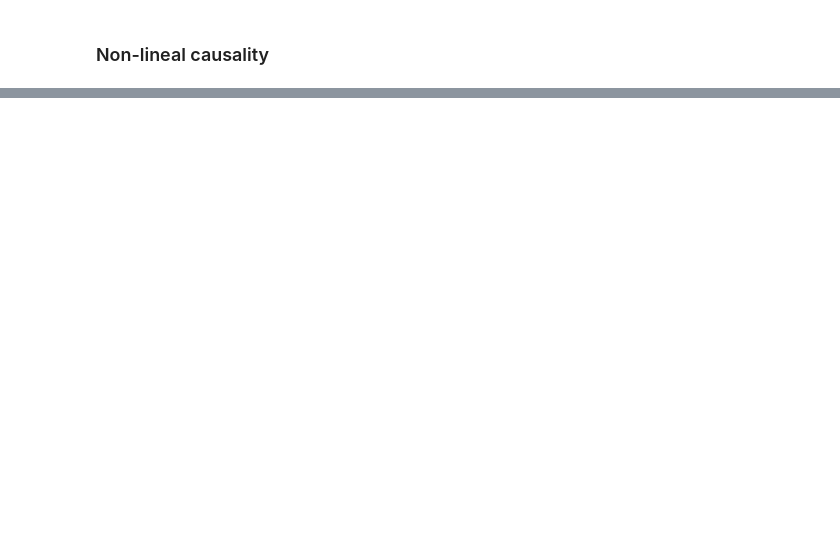
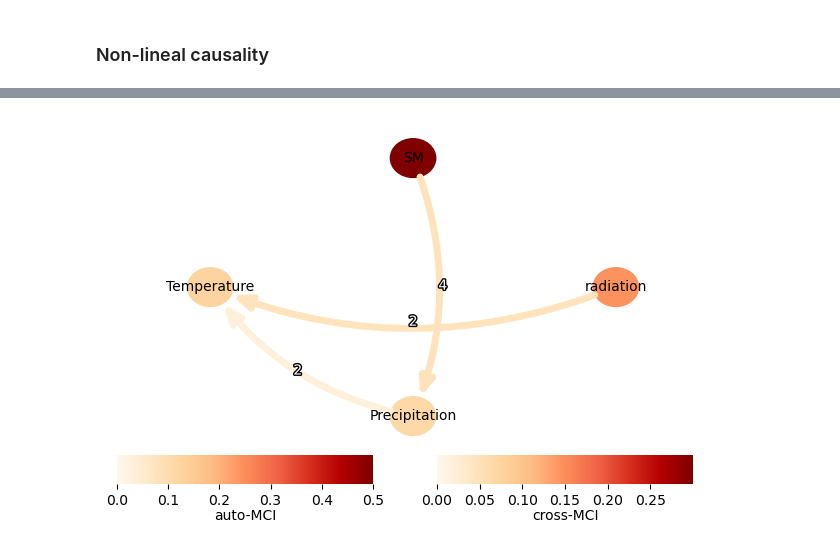
Before and after one commit to oriolus98/master_thesis2, a Jupyter notebook: causal_analysis3.ipynb, the cells around one changed output, grey strips where cells are left out. Saved outputs shown, nothing was run; the diff lists cells and outputs as text; code cells hidden in the pictures; blank space fills up the shorter version.

```diff
--- a/causal_analysis3.ipynb
+++ b/causal_analysis3.ipynb
@@ -30,7 +32,7 @@ pcmci_cmi_knn = PCMCI(
     dataframe=dataframe,
     cond_ind_test=cmi_knn,
     verbosity=2)
-results = pcmci_cmi_knn.run_pcmci(tau_max=2, pc_alpha=0.05)
+results = pcmci_cmi_knn.run_pcmci(tau_max=4, pc_alpha=0.05)
 pcmci_cmi_knn.print_significant_links(
         p_matrix = results['p_matrix'],
         val_matrix = results['val_matrix'],
@@ -38,22 +58,21 @@ pcmci_cmi_knn.print_significant_links(
 # %%
-# link matrix s'ha de canviar deprecated
-link_matrix = pcmci_cmi_knn.return_significant_links(pq_matrix=results['p_matrix'],
-                        val_matrix=results['val_matrix'], alpha_level=0.01)['link_matrix']
 tp.plot_graph(
     val_matrix=results['val_matrix'],
-    link_matrix=link_matrix,
+    graph=results['graph'],
     var_names=var_names,
     link_colorbar_label='cross-MCI',
     node_colorbar_label='auto-MCI',
     vmin_edges=0.,
     vmax_edges = 0.3,
     edge_ticks=0.05,
     cmap_edges='OrRd',
     vmin_nodes=0,
     vmax_nodes=.5,
     node_ticks=.1,
     cmap_nodes='OrRd',
     ); plt.show()
+# %% [output]
+[figure, added]
 # %%
 # Plot time series graph
 tp.plot_time_series_graph(
```
Also changed, not shown: parts of 3 cells of this notebook, 8 other files.
